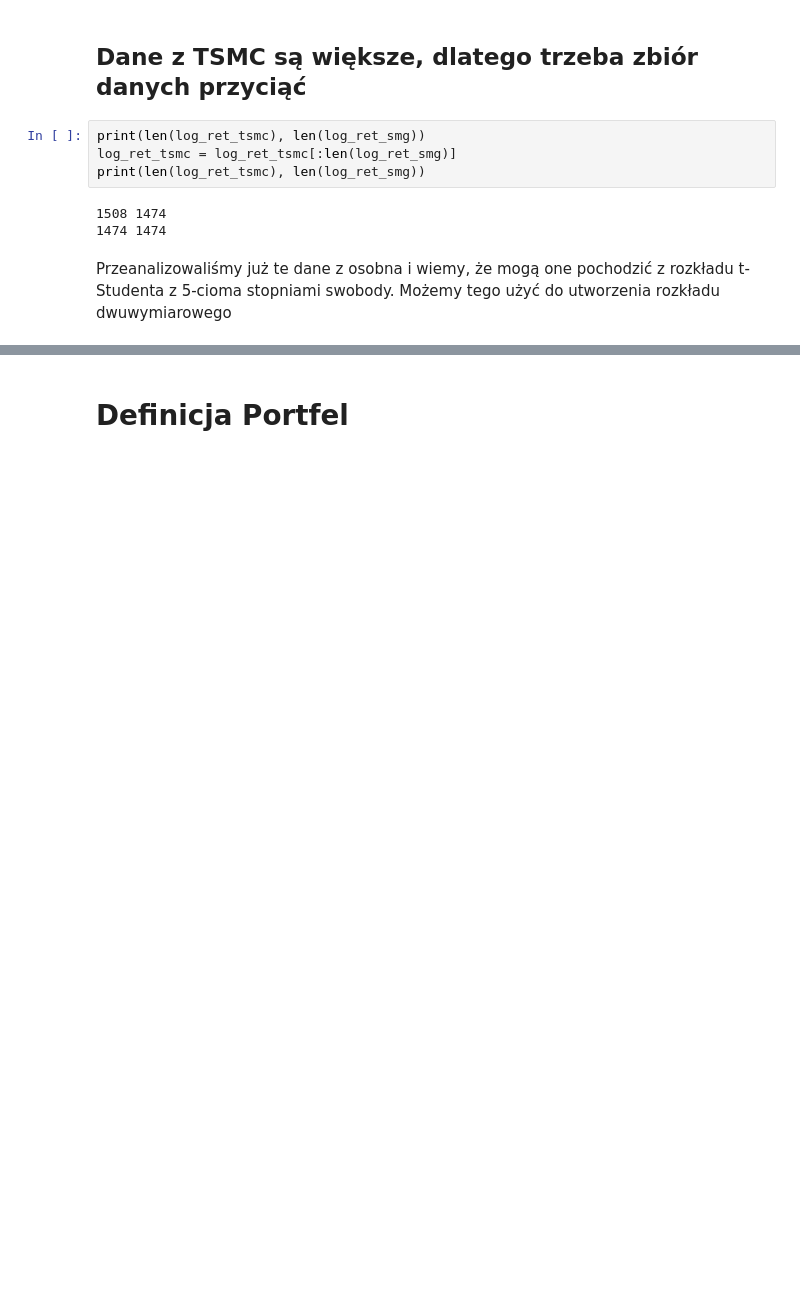
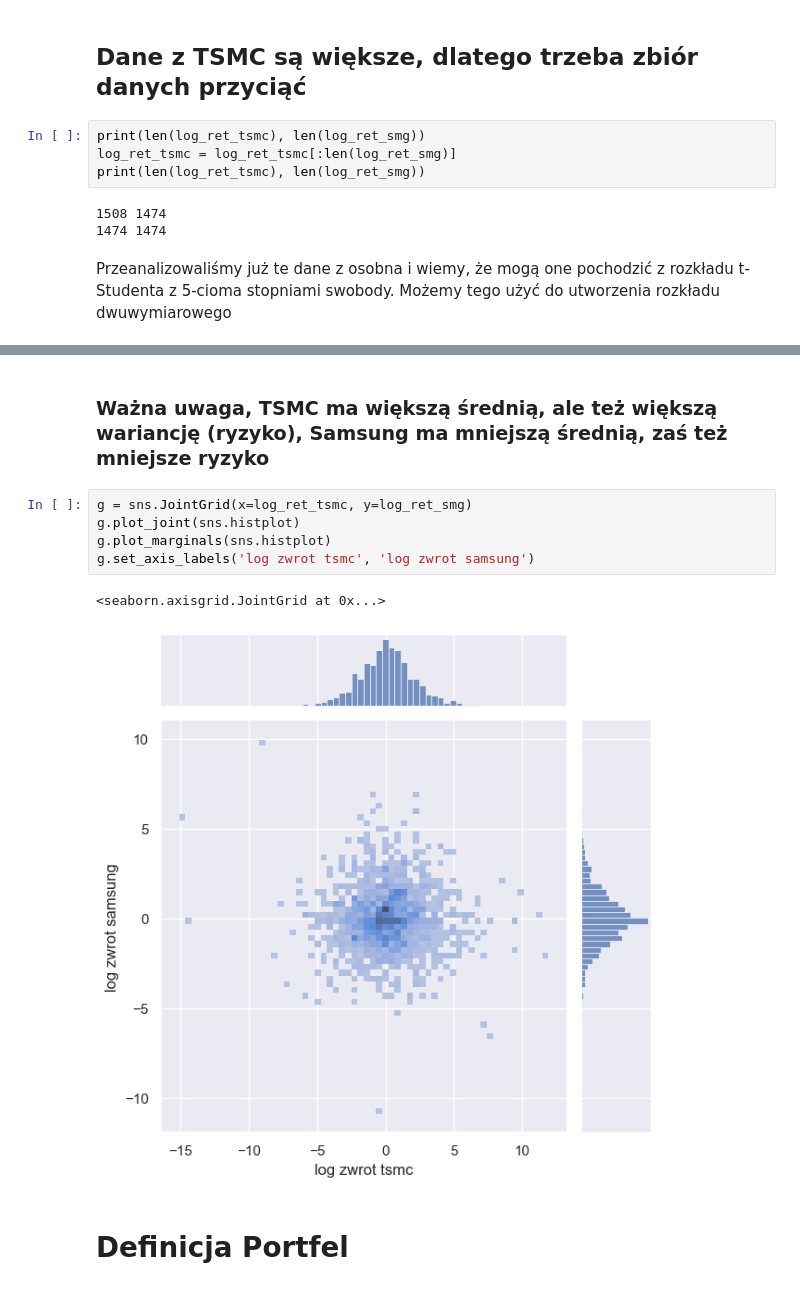
Before and after one commit to mathieuboro/nvidia_risk_management, a Jupyter notebook: wielowym.ipynb, the cells around one changed output, grey strips where cells are left out. Cells and saved outputs as stored; diff of their text form; blank space fills up the shorter version.

```diff
--- a/wielowym.ipynb
+++ b/wielowym.ipynb
@@ -76,3 +248,13 @@ array([[ 0.0037835 ,  0.00107114],
+# %% [markdown]
+### Ważna uwaga, TSMC ma większą średnią, ale też większą wariancję (ryzyko), Samsung ma mniejszą średnią, zaś też mniejsze ryzyko
+# %%
+g = sns.JointGrid(x=log_ret_tsmc, y=log_ret_smg)
+g.plot_joint(sns.histplot)
+g.plot_marginals(sns.histplot)
+g.set_axis_labels('log zwrot tsmc', 'log zwrot samsung')
+# %% [output]
+<seaborn.axisgrid.JointGrid at 0x...>
+[figure, added]
 # %% [markdown]
 # Definicja Portfel
 # %%
```
Also changed, not shown: parts of 32 cells of this notebook.
